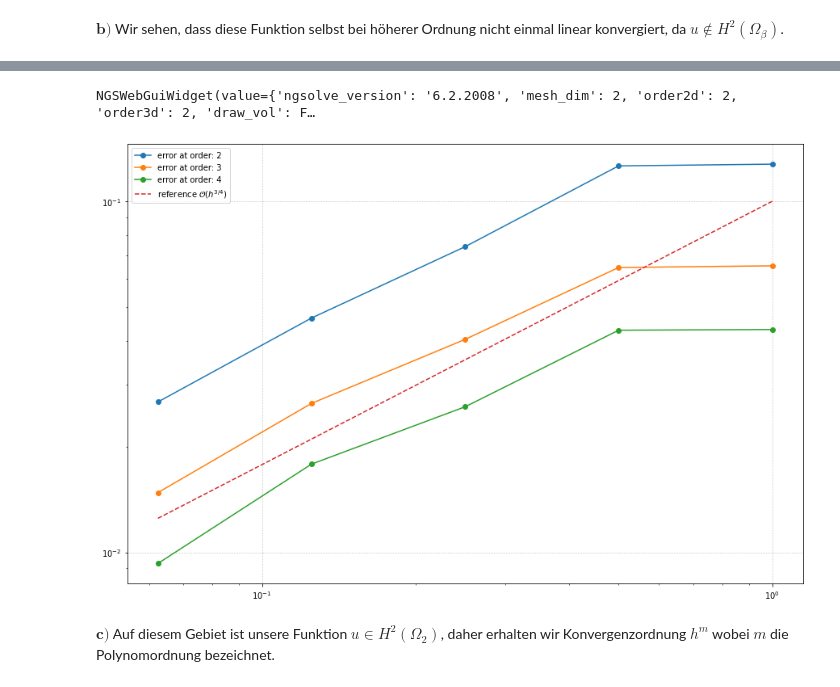
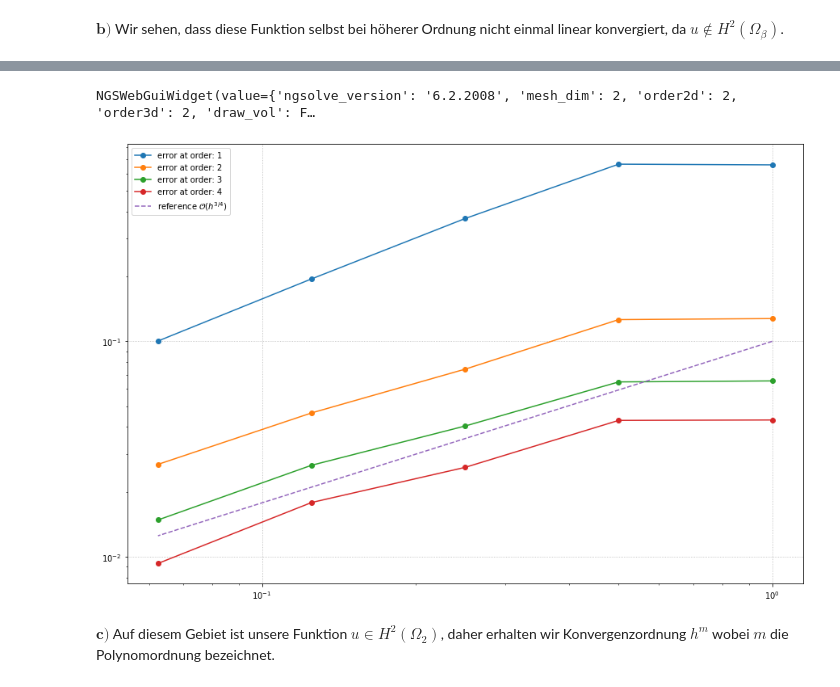
Before and after one commit to MrWhiteRichard/Fundament-Mathematik, a Jupyter notebook: WS_2020-21/NumPDEs_UE/Übung_3/3.15.ipynb, the cells around one changed output, grey strips where cells are left out. Cells and saved outputs as stored; diff of their text form; code cells hidden in the pictures.

```diff
--- a/WS_2020-21/NumPDEs_UE/Übung_3/3.15.ipynb
+++ b/WS_2020-21/NumPDEs_UE/Übung_3/3.15.ipynb
@@ -224,7 +224,7 @@ geo.Append(['line', pind[7], pind[0]], bc = "outer")
 # -------------------------------- #
 
 h_array = [2 ** -n for n in range(5)]
-order_array = [2, 3, 4]
+order_array = [1, 2, 3, 4]
 #order_array = [1]
 
 error_arrays = []
@@ -252,7 +252,7 @@ for order in order_array:
         f.Assemble()
 
         sol.vec.data = a.mat.Inverse(freedofs = fes.FreeDofs()) * f.vec
-        if h == 2**-3 and order == 4:
+        if h == 2**-4 and order == 1:
             Draw(ex_sol - sol, mesh, "sol")
         H1err = ngs.sqrt(
             ngs.Integrate(
@@ -263,34 +263,34 @@ for order in order_array:
                 mesh
             )
         )
 
         error_array.append(H1err)
 
     error_arrays.append(error_array)
 
 h_array = np.array(h_array)
 order_array = np.array(order_array)
 error_arrays = np.array(error_arrays)
 
 s_array = [1, 2, 3, 4]
 
 fig = plt.figure(figsize = (15, 10))
 
 for n, order in enumerate(order_array):
     plt.loglog(h_array, error_arrays[n], 'o-', label = f'error at order: {order}')
 
 #for s in s_array:
 #    plt.loglog(h_array, h_array ** s, label = 'reference: $' + r'\mathcal{O}(h^{{' + str(s) + r'}})$')
 
 plt.loglog(h_array, h_array ** (3/4)* 1/10, label = 'reference $\mathcal{O}(h^{3/4})$', ls = "--")
 
 
 plt.legend()
 plt.grid(linestyle = ':')
 plt.show()
 # %% [output]
 NGSWebGuiWidget(value={'ngsolve_version': '6.2.2008', 'mesh_dim': 2, 'order2d': 2, 'order3d': 2, 'draw_vol': F…
-[figure, old version]
+[figure, new version]
 # %% [markdown]
 $\textbf{c)}$ Auf diesem Gebiet ist unsere Funktion $u \in H^2(\Omega_2)$, daher erhalten wir Konvergenzordnung $h^m$ wobei $m$ die Polynomordnung bezeichnet.
 # %%
```
Also changed, not shown: 5 other files.
